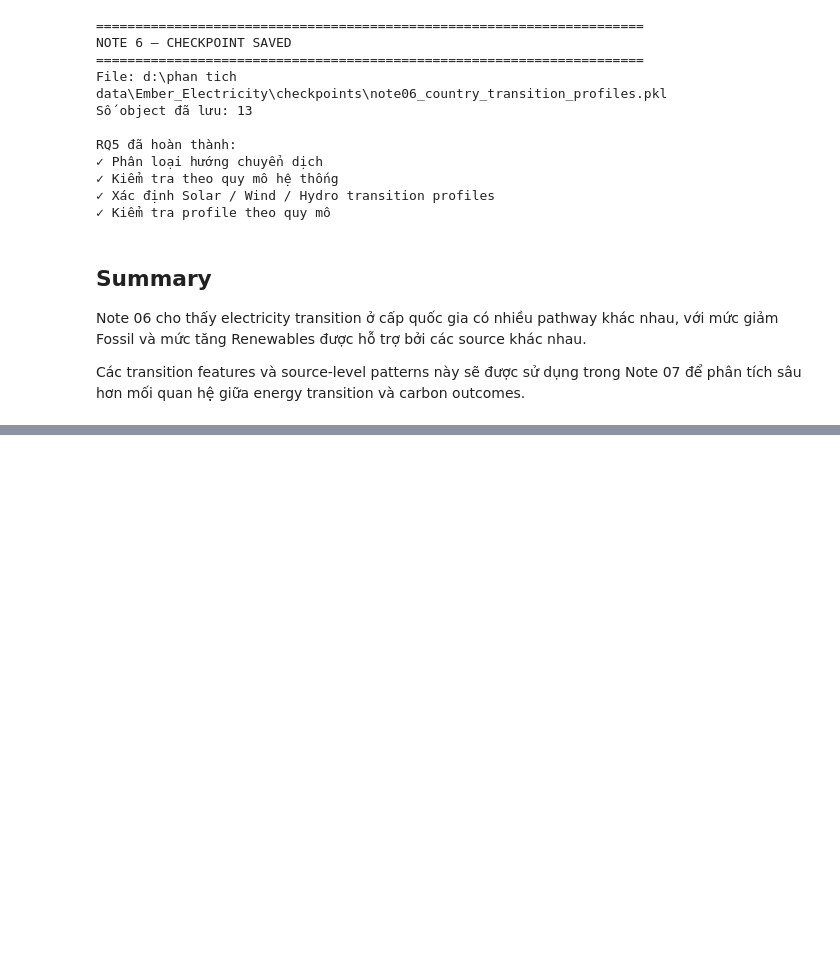
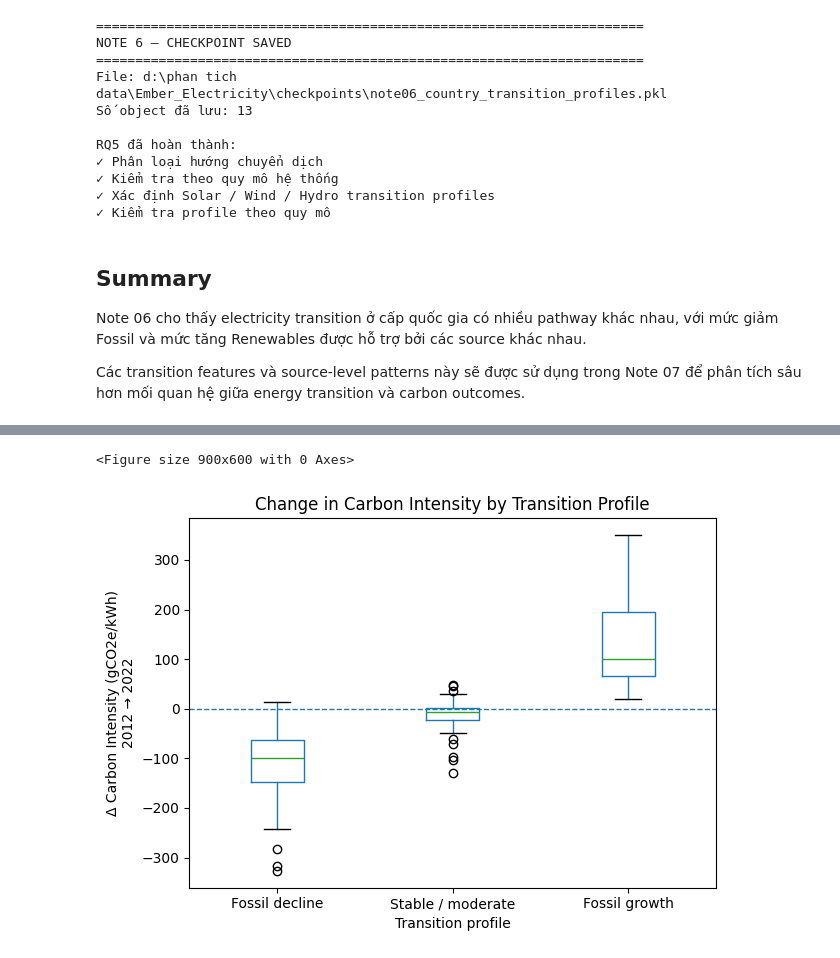
Before and after one commit to gaoxanh/global-electricity-transition-analysis, a Jupyter notebook: notebooks/06_Country_Energy_Transition_Profiles.ipynb, the cells around one changed output, grey strips where cells are left out. Drawn from its saved outputs; the diff is of its cells as text; code cells hidden in the pictures; blank space fills up the shorter version.

Commit message:
Update ANOVA notebook06

```diff
--- a/notebooks/06_Country_Energy_Transition_Profiles.ipynb
+++ b/notebooks/06_Country_Energy_Transition_Profiles.ipynb
@@ -1369,0 +1872,68 @@ Các transition features và source-level patterns này sẽ được sử dụn
+# %%
+# ============================================================
+# VISUALIZATION — ANOVA: TRANSITION PROFILE × CARBON INTENSITY
+#
+# RQ: Các transition profiles có khác nhau về thay đổi carbon intensity 2012–2022 hay không?
+#
+# Trực quan hóa phân bố Delta Carbon Intensity giữa các nhóm trước khi diễn giải kết quả ANOVA.
+# ============================================================
+
+import matplotlib.pyplot as plt
+
+# ------------------------------------------------------------
+# Chuẩn bị dữ liệu từ anova_df đã có
+# ------------------------------------------------------------
+
+plot_df = anova_df.copy()
+
+# Sắp xếp nhóm để biểu đồ có thứ tự diễn giải rõ ràng
+profile_order = [
+    "Fossil decline",
+    "Stable / moderate",
+    "Fossil growth"
+]
+
+plot_df["Transition_direction"] = pd.Categorical(
+    plot_df["Transition_direction"],
+    categories=profile_order,
+    ordered=True
+)
+
+# ------------------------------------------------------------
+# Vẽ boxplot
+# ------------------------------------------------------------
+
+plt.figure(figsize=(9, 6))
+
+plot_df.boxplot(
+    column="Delta_Carbon_Intensity",
+    by="Transition_direction",
+    grid=False
+)
+
+plt.axhline(
+    0,
+    linestyle="--",
+    linewidth=1
+)
+
+plt.title(
+    "Change in Carbon Intensity by Transition Profile"
+)
+
+plt.suptitle("")
+
+plt.xlabel("Transition profile")
+
+plt.ylabel(
+    "Δ Carbon Intensity (gCO2e/kWh)\n2012 → 2022"
+)
+
+plt.xticks(rotation=0)
+
+plt.tight_layout()
+
+plt.show()
+# %% [output]
+<Figure size 900x600 with 0 Axes>
+[figure, added]
```
Also changed, not shown: parts of 10 cells of this notebook, 1 other file.
